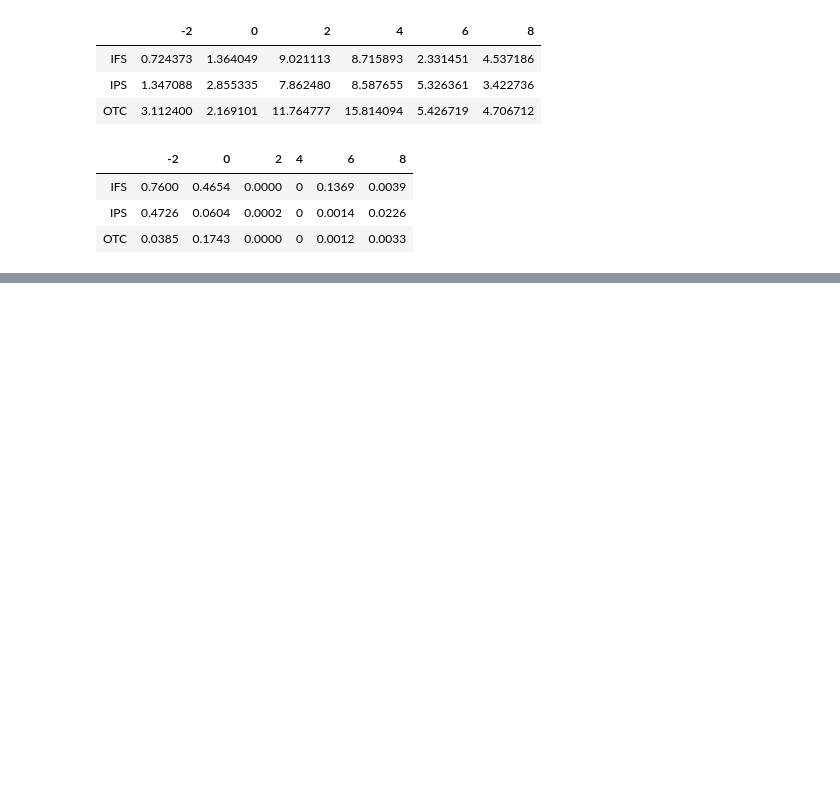
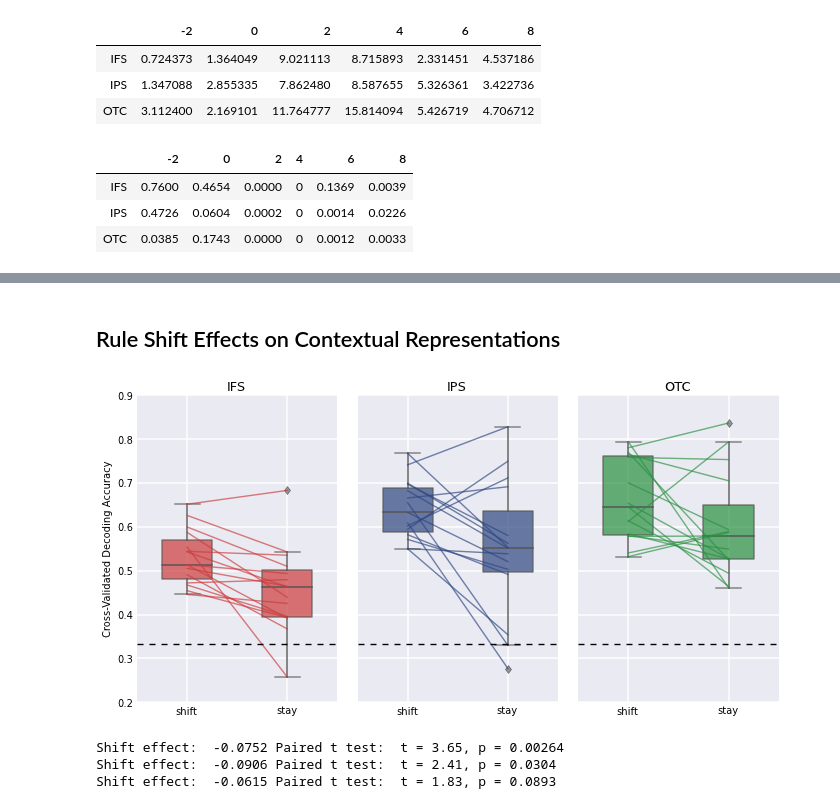
Before and after one commit to WagnerLabPapers/Waskom_JNeurosci_2014, a Jupyter notebook: DKsort_Neuron.ipynb, the cells around one changed output, grey strips where cells are left out. Drawn from its saved outputs; the diff is of its cells as text; code cells hidden in the pictures; blank space fills up the shorter version.

Commit message:
Adding new rule-shift-lag stuff

```diff
--- a/DKsort_Neuron.ipynb
+++ b/DKsort_Neuron.ipynb
@@ -537,5 +535,6 @@ print post_counts
 # %%
 post_rois.insert(0, "IFS")
+post_masks.insert(0, "ifs")
 post_accs["IFS"] = pfc_accs["dimension"]["IFS"]
 post_chance["IFS"] = pfc_chance["dimension"]["IFS"]
 # %%
@@ -595,0 +659,41 @@ pd.DataFrame(post_corr_p_vals, index=frames * 2).T
+# %% [markdown]
+## Rule Shift Effects on Contextual Representations
+# %%
+shift_splits = []
+for subj, df_i in behav_clean_df.groupby("subj"):
+    split = df_i["dim_shift"] + 2 * df_i["dim_stay"]
+    shift_splits.append(np.array(split))
+
+shift_accs = dict()
+for roi, mask in zip(post_rois, post_masks):
+    ds = mvpa.load_datasets("dimension", roi, "yeo17_%s-graymid" % mask, frames, collapse=slice(2, 4))
+    accs = mvpa.decode_group(ds, model, split_pred=shift_splits, split_name="rule_shift", dv=dv)
+    shift_accs[roi] = accs[:, 1:]
+# %%
+f, ax_list = subplots(1, 3, figsize=(11.5, 5.5))
+for i, roi in enumerate(post_rois):
+    ax = ax_list[i]
+    color = roi_colors[roi]
+    sns.boxplot(shift_accs[roi], join_rm=True, names=["shift", "stay"],
+                ax=ax, color=sns.desaturate(color, .95), widths=.5)
+    ax.set_ylim(.2, .9)
+    ax.set_yticks(linspace(.2, .9, 8))
+    ax.set_title(roi)
+    ax.plot(ax.get_xlim(), [1./3, 1./3], "k--")
+    if i:
+        ax.set_yticklabels([])
+    else:
+        ax.set_ylabel("Cross-Validated Decoding Accuracy")
+subplots_adjust(wspace=.1)
+# %% [output]
+[figure, added]
+# %%
+for roi in post_rois:
+    print "Shift effect: ",
+    print "%.3g" % np.diff(shift_accs[roi], axis=1).mean(),
+    print "Paired t test: ",
+    print "t = %.3g, p = %.3g" % stats.ttest_rel(*shift_accs[roi].T)
+# %% [output]
+Shift effect:  -0.0752 Paired t test:  t = 3.65, p = 0.00264
+Shift effect:  -0.0906 Paired t test:  t = 2.41, p = 0.0304
+Shift effect:  -0.0615 Paired t test:  t = 1.83, p = 0.0893
```
Also changed, not shown: parts of 27 cells of this notebook.
